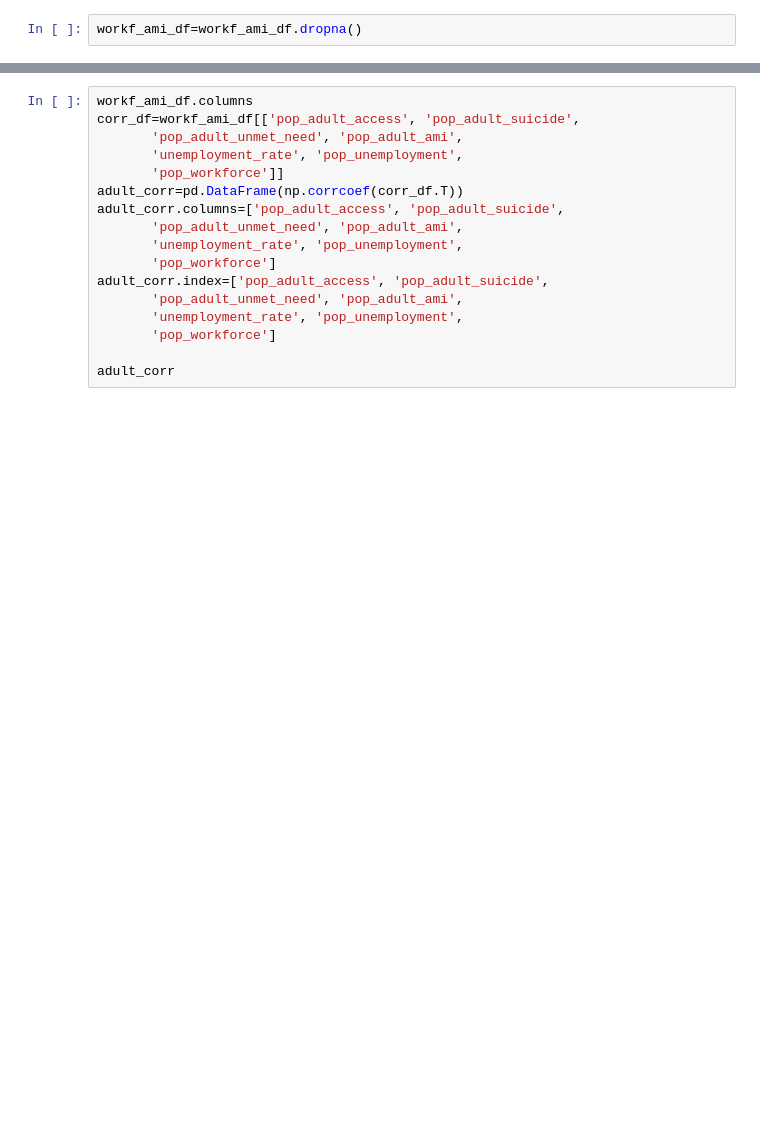
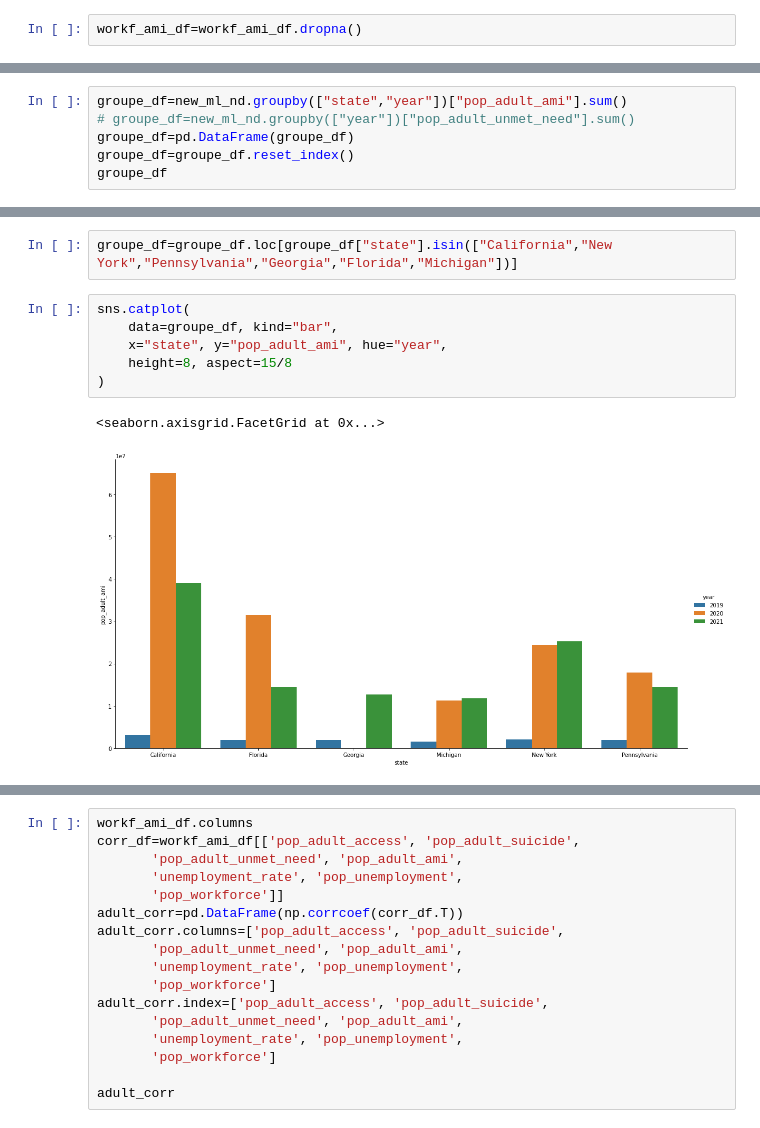
Before and after one commit to NoahToomeyBC/project-vu, a Jupyter notebook: ML_test/ml_data_test.ipynb, the cells around one changed output, grey strips where cells are left out. Saved outputs shown, nothing was run; the diff lists cells and outputs as text; blank space fills up the shorter version.

```diff
--- a/ML_test/ml_data_test.ipynb
+++ b/ML_test/ml_data_test.ipynb
@@ -1173,0 +1199,6 @@ memory usage: 102.4+ KB
+# %%
+groupe_df=new_ml_nd.groupby(["state","year"])["pop_adult_ami"].sum()
+# groupe_df=new_ml_nd.groupby(["year"])["pop_adult_unmet_need"].sum()
+groupe_df=pd.DataFrame(groupe_df)
+groupe_df=groupe_df.reset_index()
+groupe_df
@@ -1173,0 +1219,11 @@ memory usage: 102.4+ KB
+# %%
+groupe_df=groupe_df.loc[groupe_df["state"].isin(["California","New York","Pennsylvania","Georgia","Florida","Michigan"])]
+# %%
+sns.catplot(
+    data=groupe_df, kind="bar",
+    x="state", y="pop_adult_ami", hue="year",
+    height=8, aspect=15/8
+)
+# %% [output]
+<seaborn.axisgrid.FacetGrid at 0x...>
+[figure, added]
```
Also changed, not shown: parts of 29 cells of this notebook, 12 other files.
